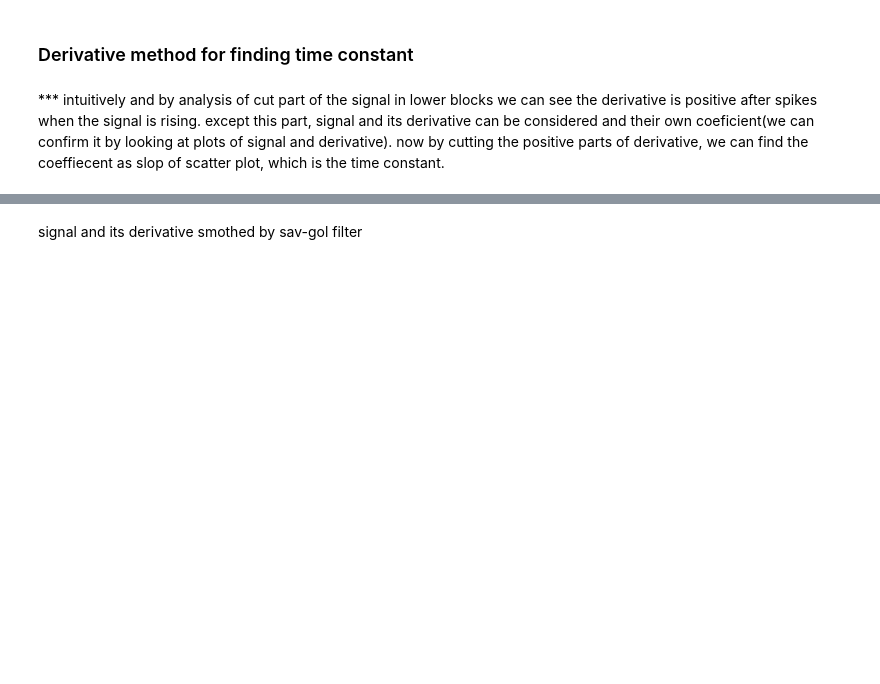
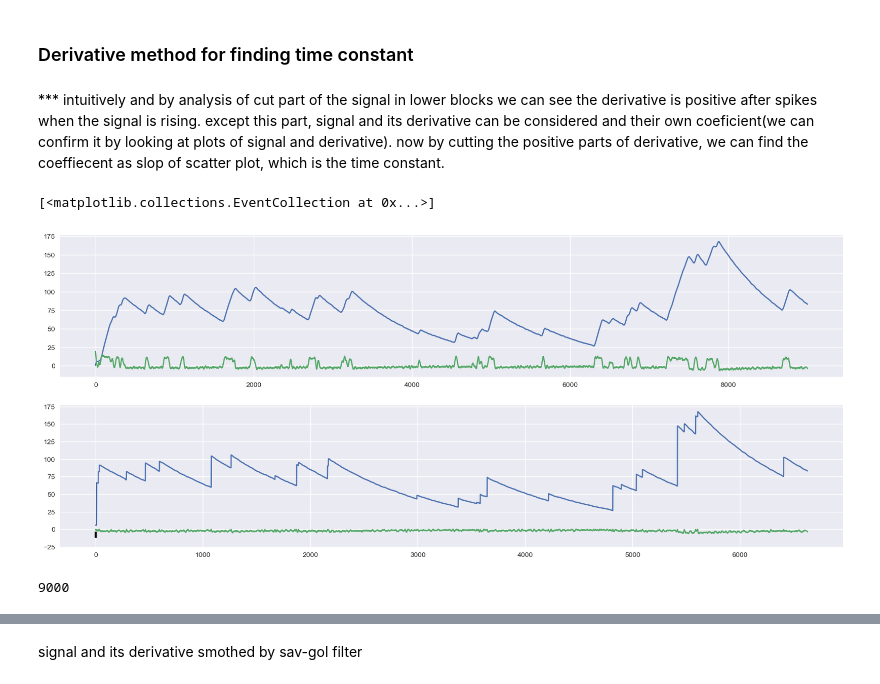
Before and after one commit to mjoudy/Calcium---AR, a Jupyter notebook: pre-processing-for-stefan.ipynb, the cells around one changed output, grey strips where cells are left out. Saved outputs shown, nothing was run; the diff lists cells and outputs as text; code cells hidden in the pictures; blank space fills up the shorter version.

```diff
--- a/pre-processing-for-stefan.ipynb
+++ b/pre-processing-for-stefan.ipynb
@@ -489,0 +492,16 @@ Time constant:  306.263099428118
+# %%
+spikes = np.load('spikes-10e4-ms.npy')
+savgol_win = 51
+
+calcium_signal = kef.sim_calcium(spikes, 1000)
+signal, deriv = kef.smoothed_signals(calcium_signal, savgol_win, do_plots=True)
+
+plt.eventplot(spikes[500], lineoffsets=np.min(calcium_signal) - np.max(calcium_signal)/20, linelengths=np.max(calcium_signal)/20, color='k')
+#plt.scatter(range(0, len(spikes[500])), spikes[500])
+# %% [output]
+[<matplotlib.collections.EventCollection at 0x...>]
+[figure, added]
+# %%
+len(signal)
+# %% [output]
+9000
```
Also changed, not shown: parts of 14 cells of this notebook, 2 other files.
